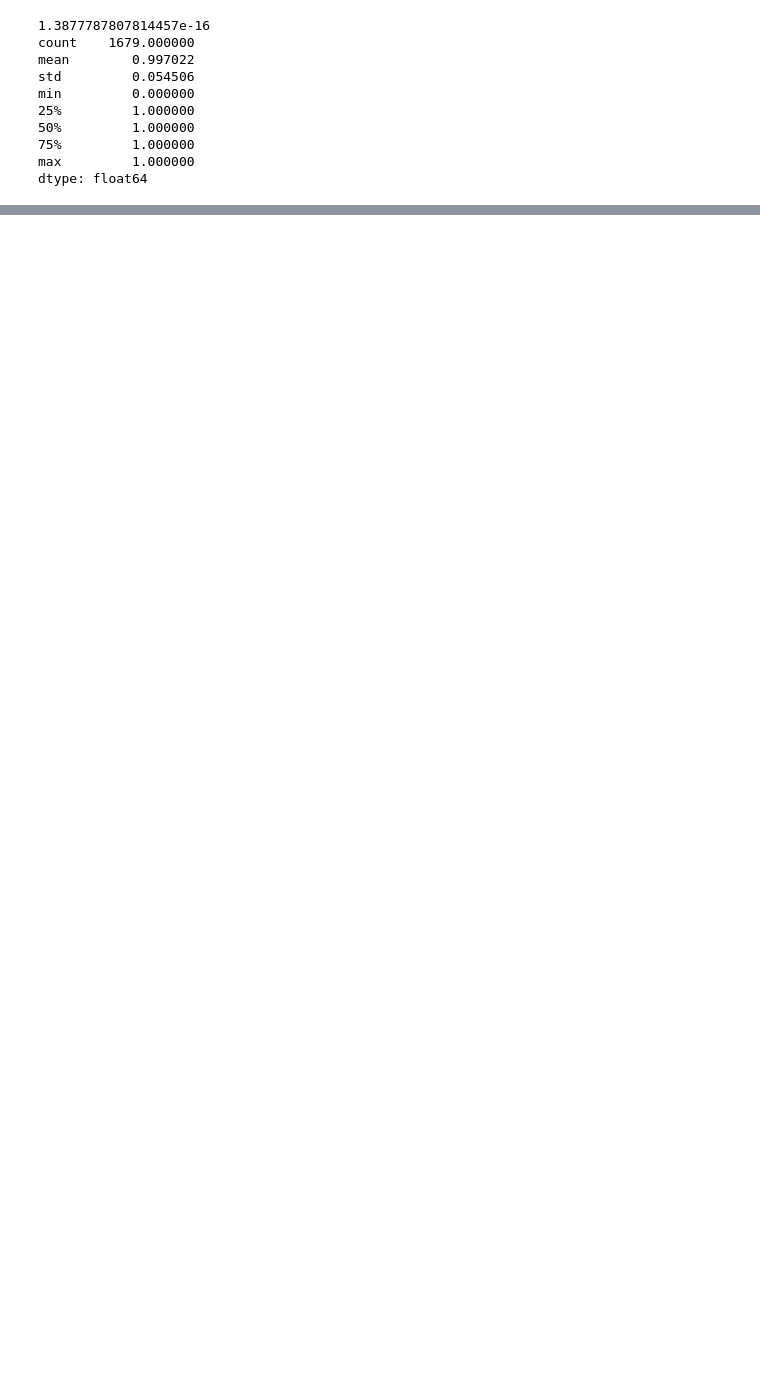
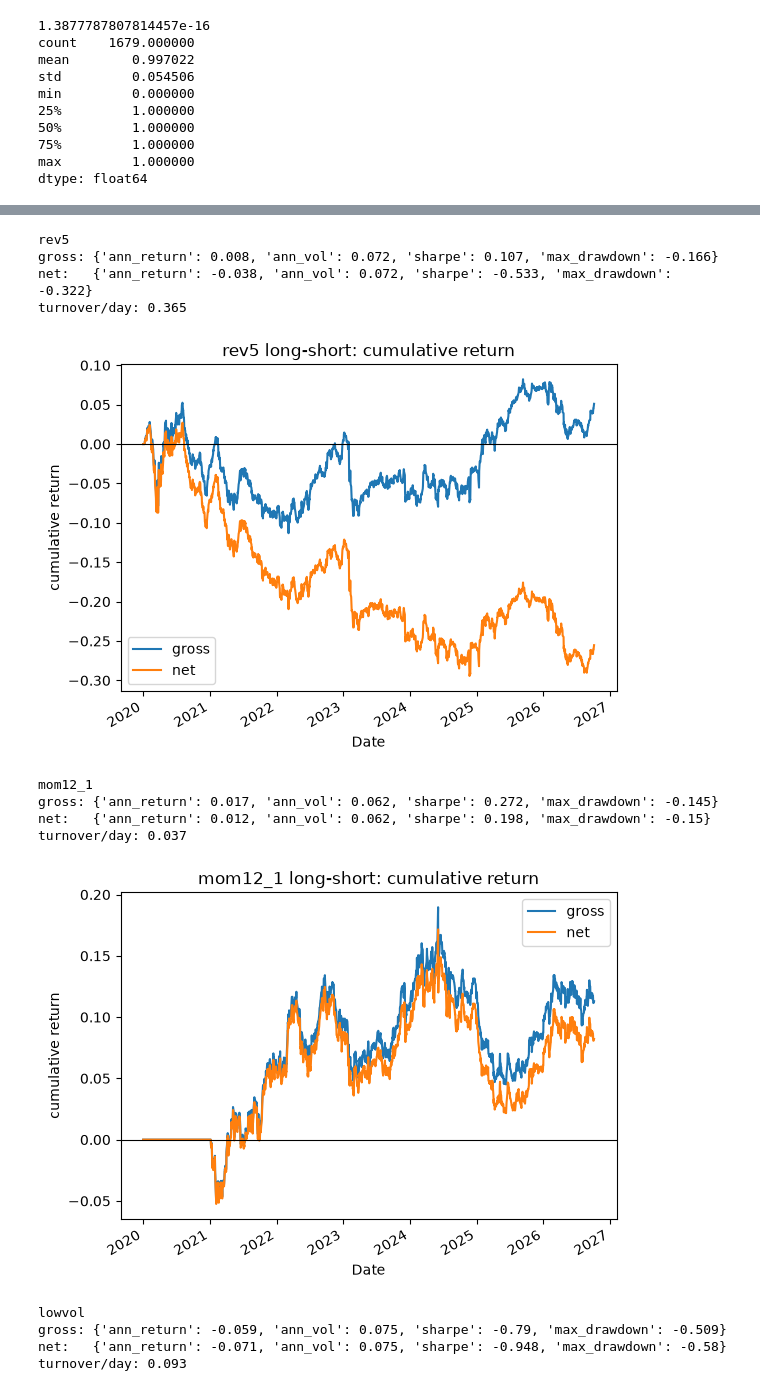
Before and after one commit to saicharan876/QUANT_BASICS, a Jupyter notebook: BSE_QUANT.ipynb, the cells around one changed output, grey strips where cells are left out. Cells and saved outputs as stored; diff of their text form; code cells hidden in the pictures; blank space fills up the shorter version.

```diff
--- a/BSE_QUANT.ipynb
+++ b/BSE_QUANT.ipynb
@@ -287,0 +288,26 @@ turnover/day: 0.579
+# %%
+for alpha in processed.keys():
+    bt = backtest(processed[alpha], returns)
+    print(alpha)
+    print("gross:", stats(bt["gross"]).round(3).to_dict())
+    print("net:  ", stats(bt["net"]).round(3).to_dict())
+    print("turnover/day:", bt["turnover"].mean().round(3))
+    bt[["gross", "net"]].cumsum().plot(title=f"{alpha} long-short: cumulative return")
+    plt.axhline(0, lw=0.8, color="black")
+    plt.ylabel("cumulative return")
+    plt.show()
+# %% [output]
+rev5
+gross: {'ann_return': 0.008, 'ann_vol': 0.072, 'sharpe': 0.107, 'max_drawdown': -0.166}
+net:   {'ann_return': -0.038, 'ann_vol': 0.072, 'sharpe': -0.533, 'max_drawdown': -0.322}
+turnover/day: 0.365
+[figure, added]
+mom12_1
+gross: {'ann_return': 0.017, 'ann_vol': 0.062, 'sharpe': 0.272, 'max_drawdown': -0.145}
+net:   {'ann_return': 0.012, 'ann_vol': 0.062, 'sharpe': 0.198, 'max_drawdown': -0.15}
+turnover/day: 0.037
+[figure, added]
+lowvol
+gross: {'ann_return': -0.059, 'ann_vol': 0.075, 'sharpe': -0.79, 'max_drawdown': -0.509}
+net:   {'ann_return': -0.071, 'ann_vol': 0.075, 'sharpe': -0.948, 'max_drawdown': -0.58}
+turnover/day: 0.093
```
Also changed, not shown: parts of 9 cells of this notebook, 1 other file.
